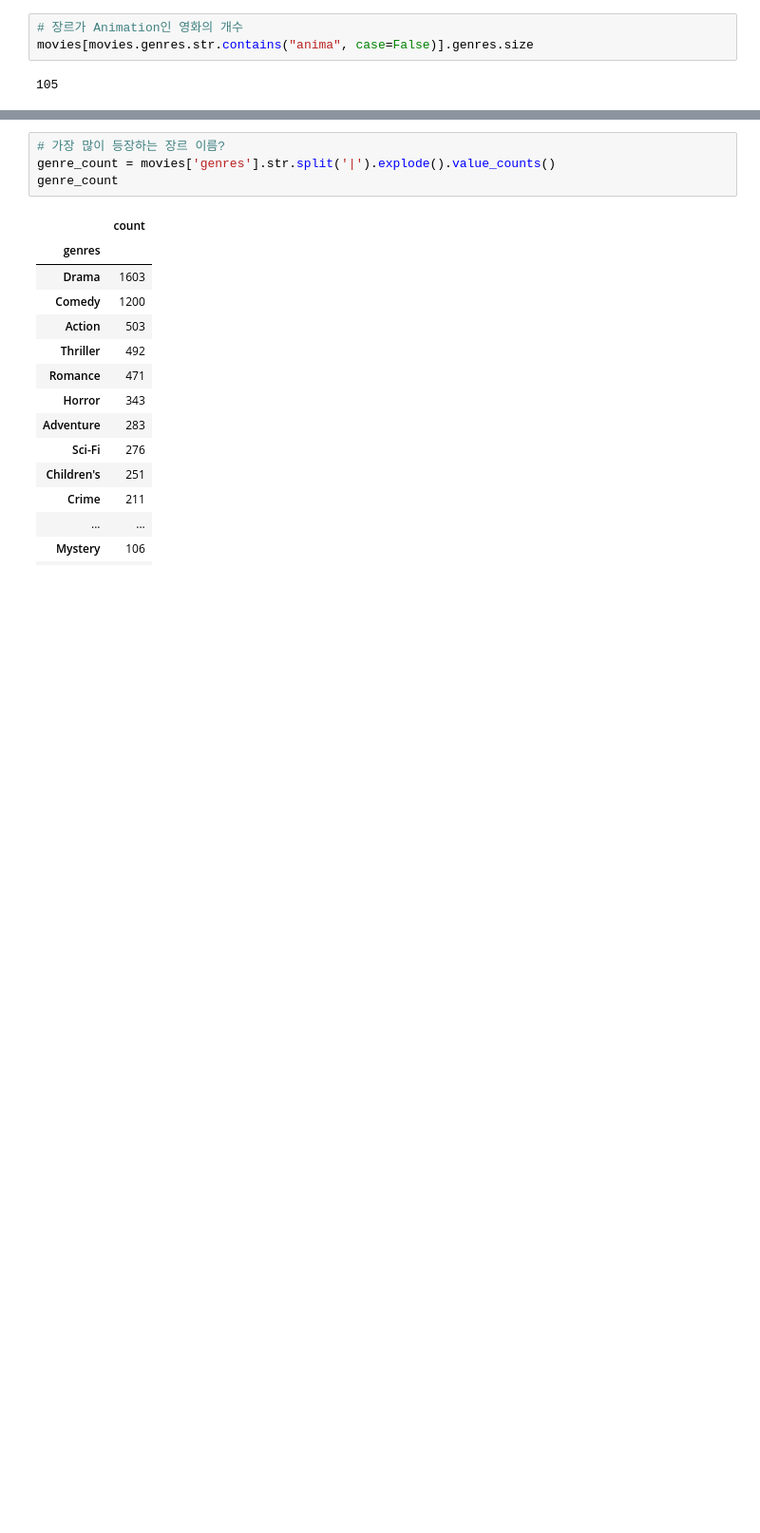
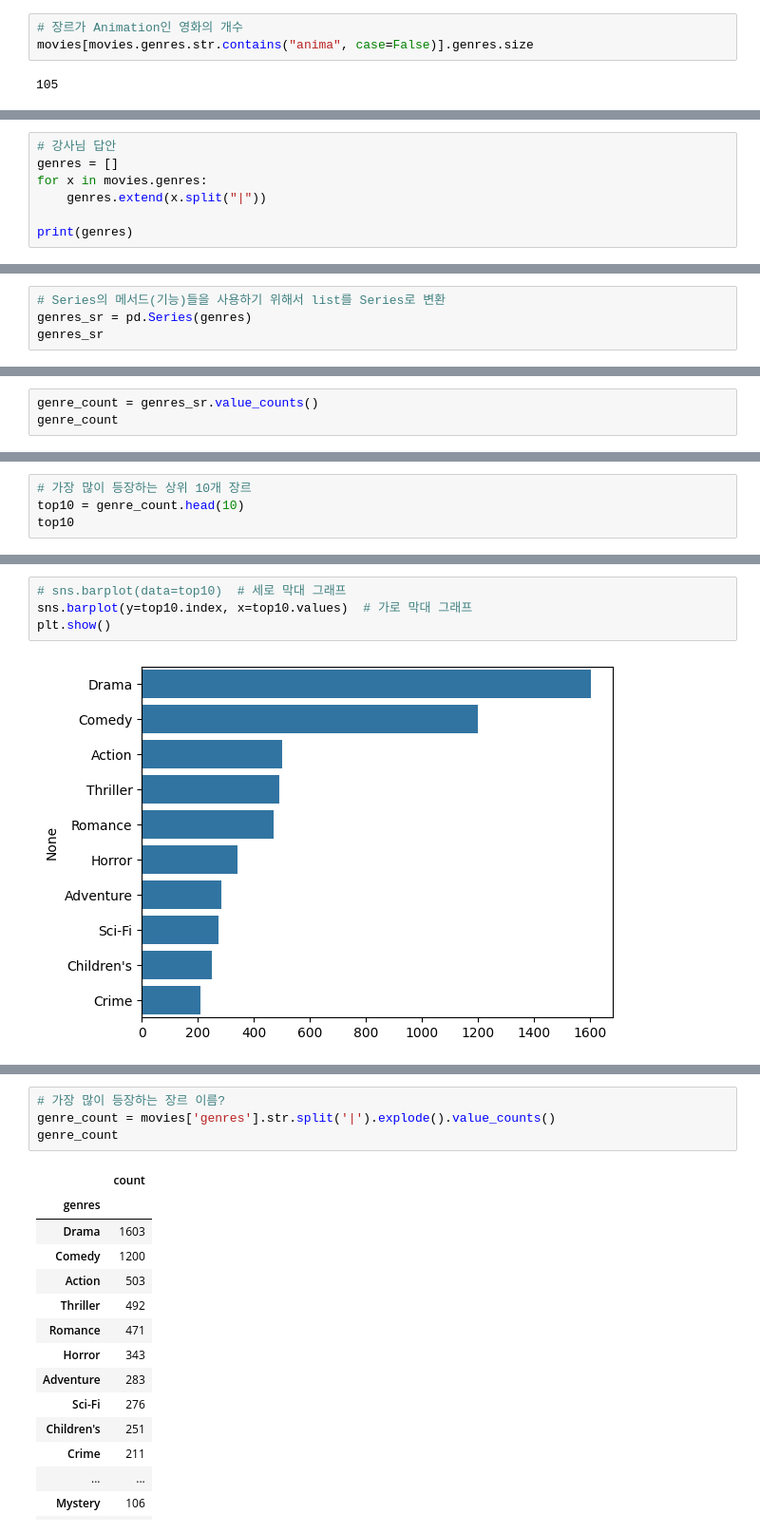
Before and after one commit to YounJJ/202511_BD53, a Jupyter notebook: lab_python/da09_str.ipynb, the cells around one changed output, grey strips where cells are left out. Shown at 95% size. Drawn from its saved outputs; the diff is of its cells as text; blank space fills up the shorter version.

```diff
--- a/lab_python/da09_str.ipynb
+++ b/lab_python/da09_str.ipynb
@@ -430,0 +602,7 @@ movies[movies.genres.str.contains("anima", case=False)].genres.size
+# %%
+# 강사님 답안
+genres = []
+for x in movies.genres:
+    genres.extend(x.split("|"))
+
+print(genres)
@@ -430,0 +611,4 @@ movies[movies.genres.str.contains("anima", case=False)].genres.size
+# %%
+# Series의 메서드(기능)들을 사용하기 위해서 list를 Series로 변환
+genres_sr = pd.Series(genres)
+genres_sr
@@ -430,0 +634,3 @@ movies[movies.genres.str.contains("anima", case=False)].genres.size
+# %%
+genre_count = genres_sr.value_counts()
+genre_count
@@ -430,0 +656,4 @@ movies[movies.genres.str.contains("anima", case=False)].genres.size
+# %%
+# 가장 많이 등장하는 상위 10개 장르
+top10 = genre_count.head(10)
+top10
@@ -430,0 +673,6 @@ movies[movies.genres.str.contains("anima", case=False)].genres.size
+# %%
+# sns.barplot(data=top10)  # 세로 막대 그래프
+sns.barplot(y=top10.index, x=top10.values)  # 가로 막대 그래프
+plt.show()
+# %% [output]
+[figure, added]
```
Also changed, not shown: parts of 28 cells of this notebook.
